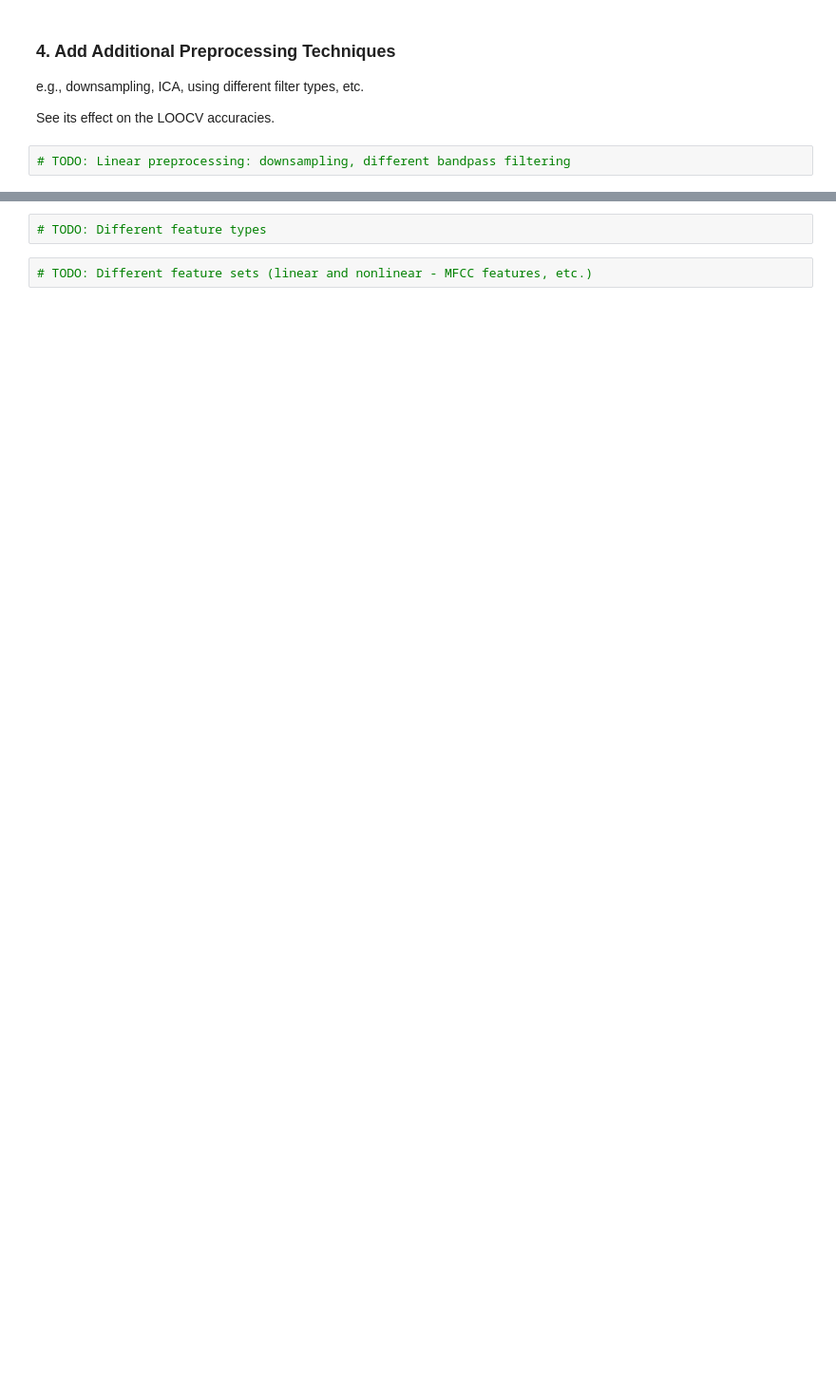
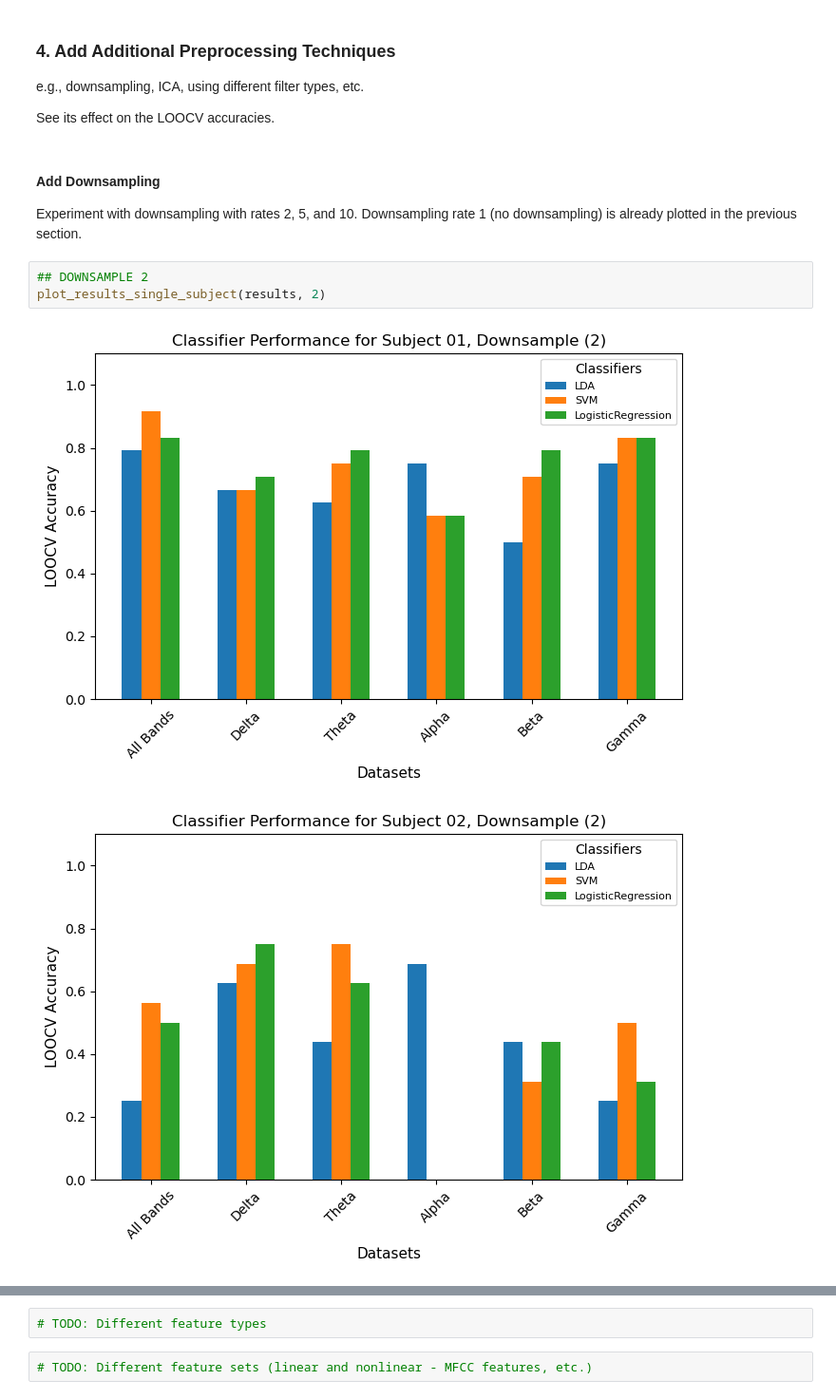
Before and after one commit to michaela10c/neurofeedback_analysis_pipeline, a Jupyter notebook: EEG_Data_Analysis_Pipeline.ipynb, the cells around one changed output, grey strips where cells are left out. Shown: that part at 95% size. Cells and saved outputs as stored; diff of their text form; blank space fills up the shorter version.

```diff
--- a/EEG_Data_Analysis_Pipeline.ipynb
+++ b/EEG_Data_Analysis_Pipeline.ipynb
@@ -338,5 +404,13 @@ plot_results(results, 5)
 e.g., downsampling, ICA, using different filter types, etc.
 
 See its effect on the LOOCV accuracies.
-# %%
-# TODO: Linear preprocessing: downsampling, different bandpass filtering
+# %% [markdown]
+#### Add Downsampling
+
+Experiment with downsampling with rates 2, 5, and 10. Downsampling rate 1 (no downsampling) is already plotted in the previous section.
+# %%
+## DOWNSAMPLE 2
+plot_results_single_subject(results, 2)
+# %% [output]
+[figure, added]
+[figure, added]
```
Also changed, not shown: parts of 28 cells of this notebook.
